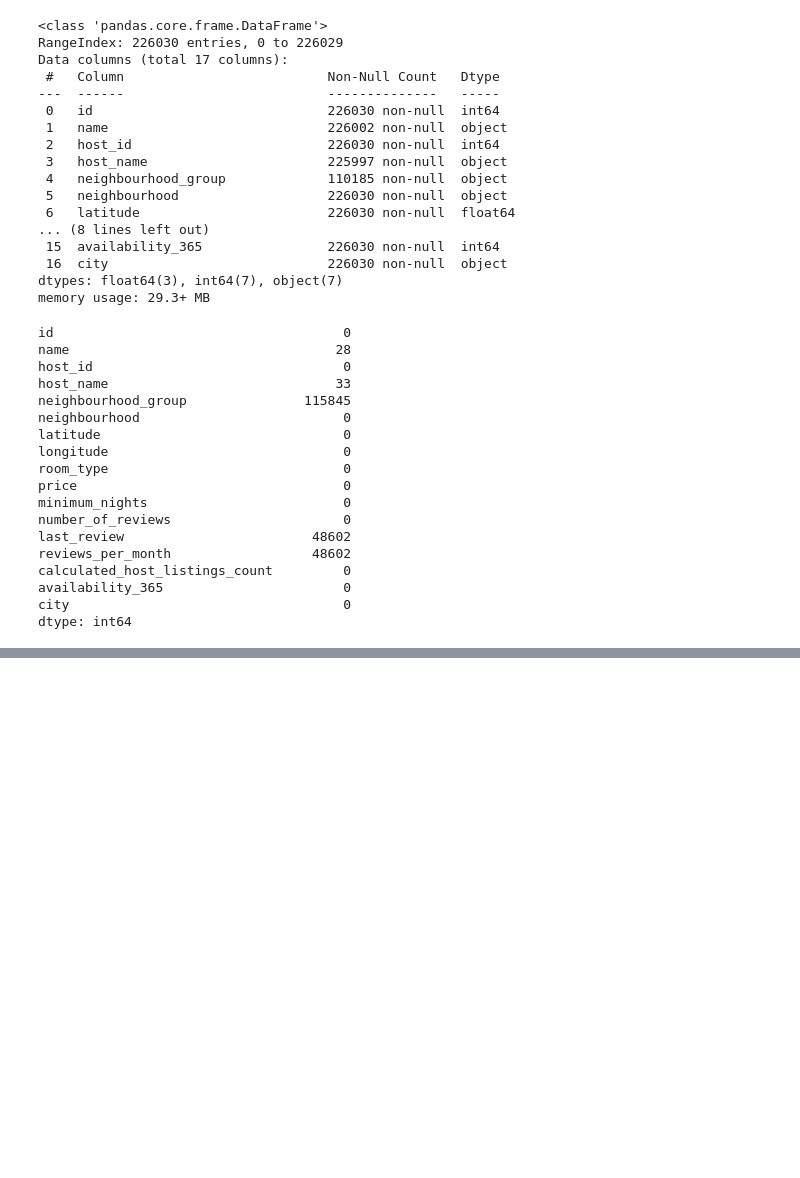
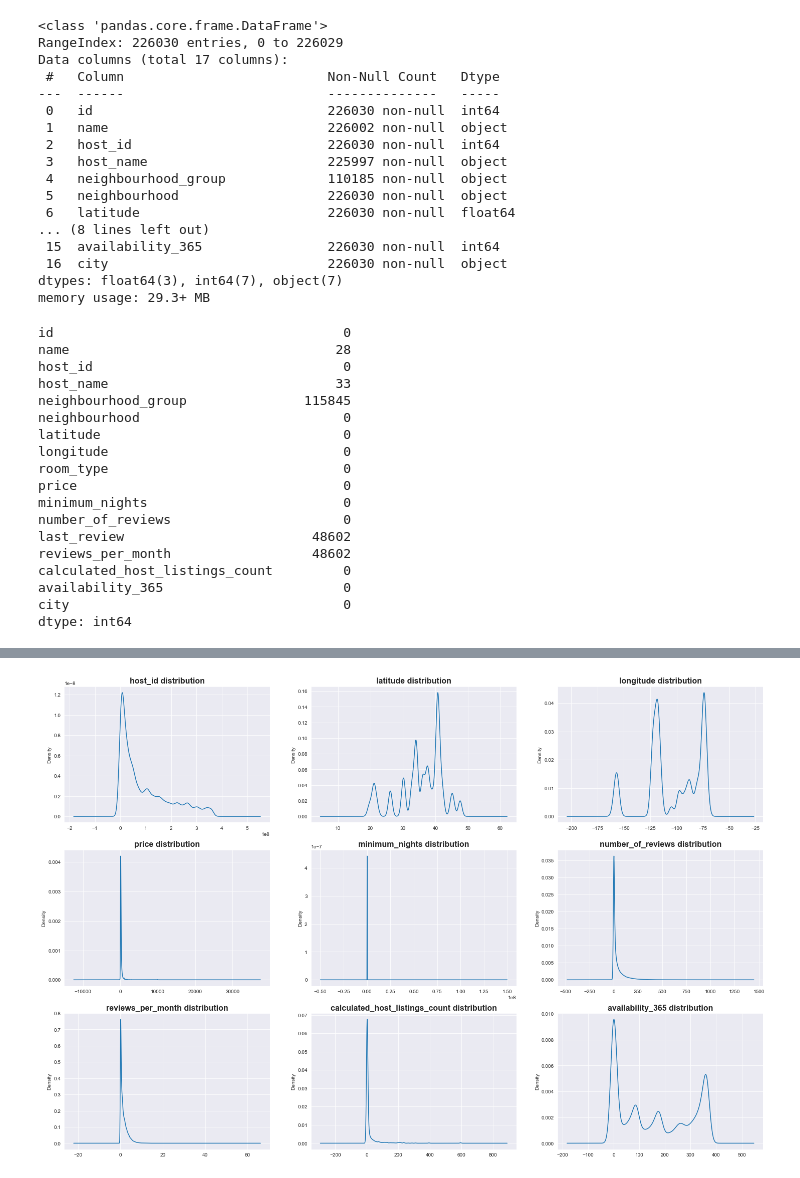
Before and after one commit to jordan-maulino/airbnbdata, a Jupyter notebook: airbnbdata.ipynb, the cells around one changed output, grey strips where cells are left out. Saved outputs shown, nothing was run; the diff lists cells and outputs as text; code cells hidden in the pictures; blank space fills up the shorter version.

Commit message:
added distribution graphs for numerical data

```diff
--- a/airbnbdata.ipynb
+++ b/airbnbdata.ipynb
@@ -91,0 +82,6 @@ sns.lineplot(data=df, x='price', y='number_of_reviews')
+# %%
+numerical_cols = [cname for cname in df.columns if df[cname].dtype in ['int64', 'float64']]
+
+numerical_cols.remove('id')
+
+numerical_cols
@@ -91,0 +98,24 @@ sns.lineplot(data=df, x='price', y='number_of_reviews')
+# %%
+#visualizations
+
+#grid of numerical value distributions -- many other notebooks did this, this code references one by @alenuska199
+
+import seaborn as sns
+import matplotlib.pyplot as plt
+
+#stylizing grid
+sns.set_style("darkgrid")
+fig, axes = plt.subplots(nrows=3, ncols=3)
+
+#graph dimensions
+fig.set_figheight(17)
+fig.set_figwidth(25)
+
+i=0
+for row in axes:
+    for col in row:
+        df[numerical_cols[i]].plot(kind='kde', ax=col)
+        col.set_title(numerical_cols[i] + ' distribution', fontsize=16, fontweight='bold')
+        i +=1
+# %% [output]
+[figure, added]
```
Also changed, not shown: parts of 2 cells of this notebook.
